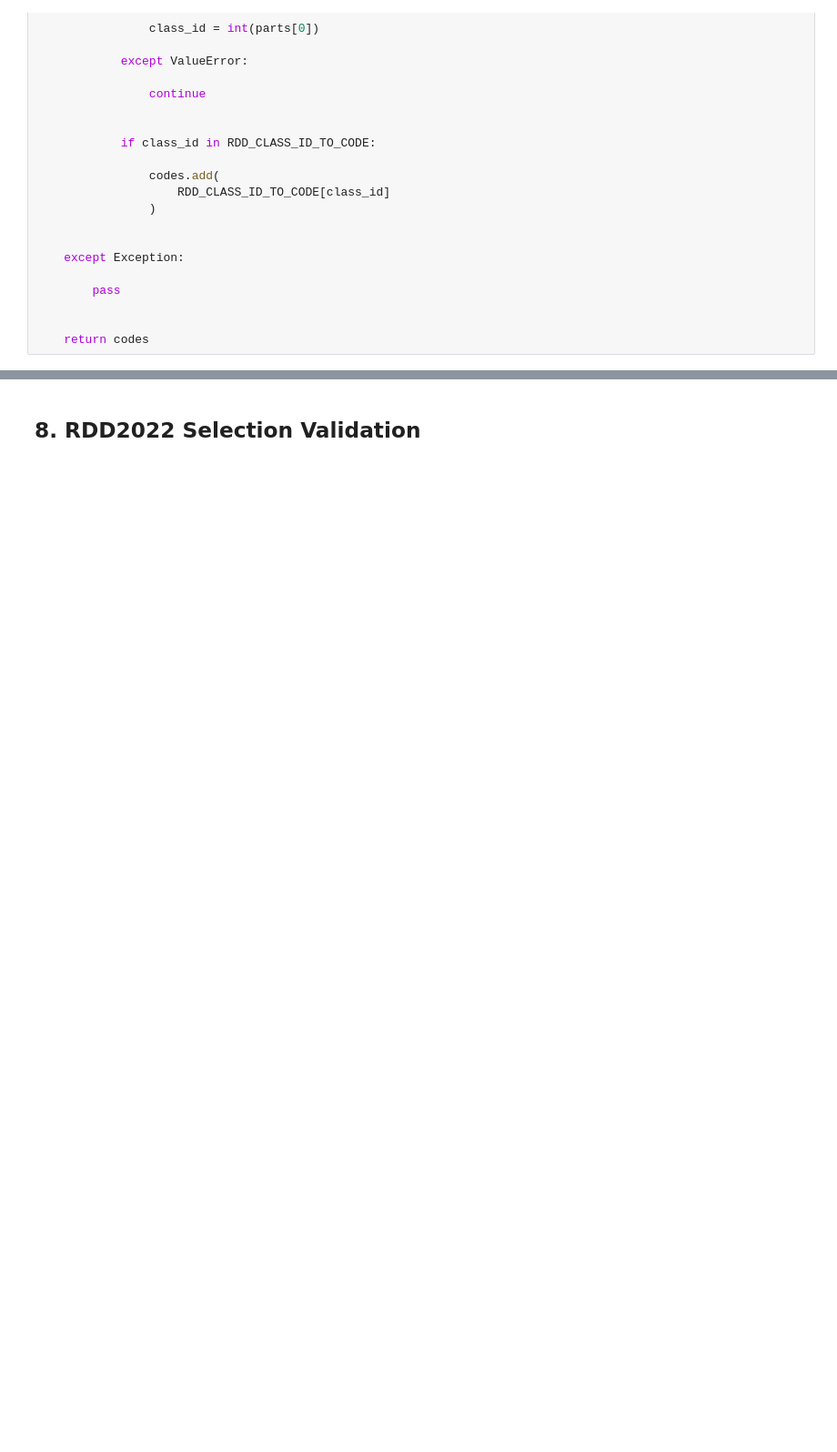
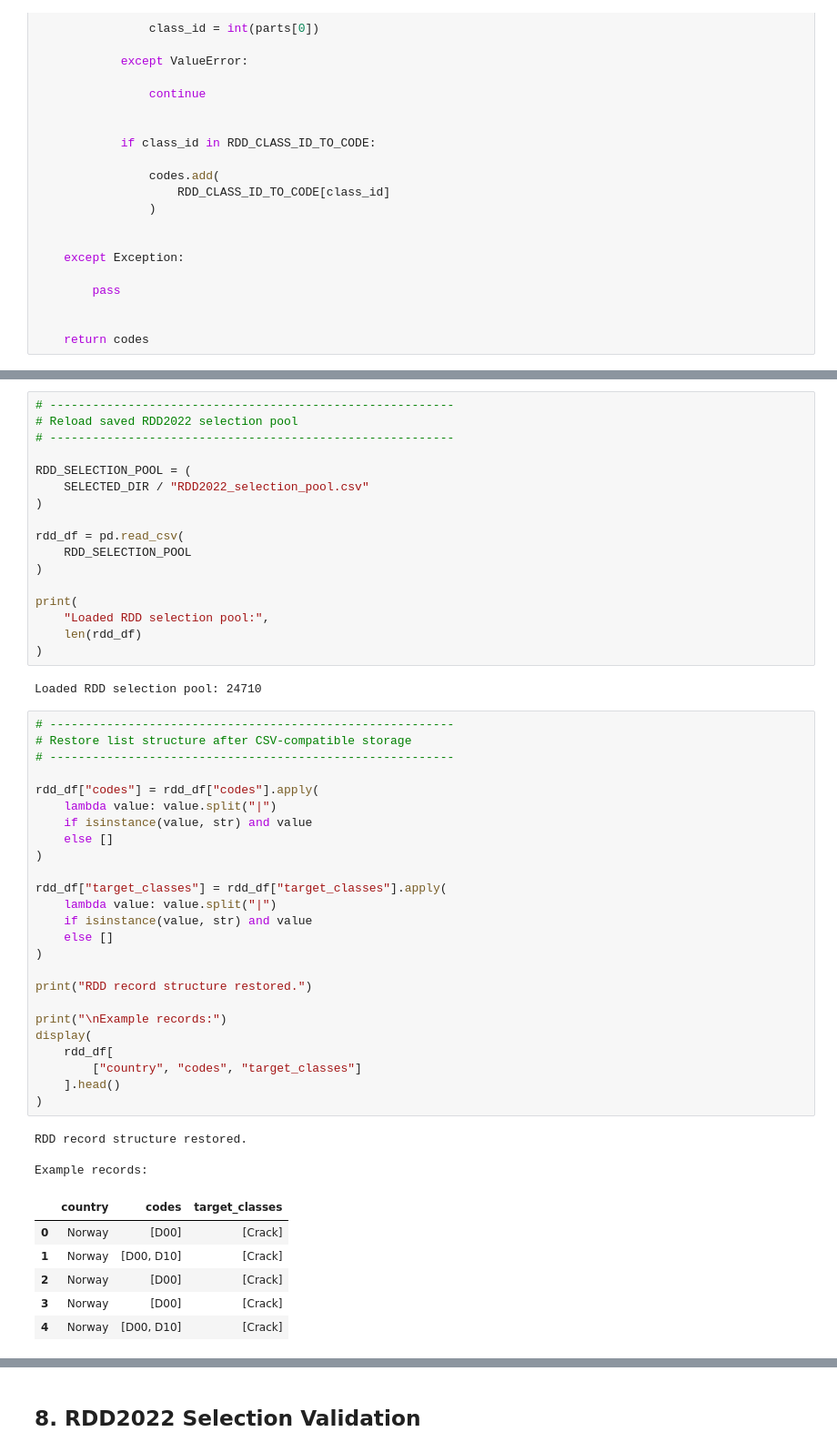
Before and after one commit to EugeneOny1/-civil-infrastructure-monitoring---CS-PROJECT-II, a Jupyter notebook: 02_data_inspection.ipynb, the cells around one changed output, grey strips where cells are left out. Shown at 91% size. Drawn from its saved outputs; the diff is of its cells as text; blank space fills up the shorter version.

```diff
--- a/02_data_inspection.ipynb
+++ b/02_data_inspection.ipynb
@@ -993,3 +1037,57 @@ display(
+# %%
+# ---------------------------------------------------------
+# Reload saved RDD2022 selection pool
+# ---------------------------------------------------------
+
+RDD_SELECTION_POOL = (
+    SELECTED_DIR / "RDD2022_selection_pool.csv"
+)
+
+rdd_df = pd.read_csv(
+    RDD_SELECTION_POOL
+)
+
+print(
+    "Loaded RDD selection pool:",
+    len(rdd_df)
+)
+# %% [output]
+Loaded RDD selection pool: 24710
+# %%
+# ---------------------------------------------------------
+# Restore list structure after CSV-compatible storage
+# ---------------------------------------------------------
+
+rdd_df["codes"] = rdd_df["codes"].apply(
+    lambda value: value.split("|")
+    if isinstance(value, str) and value
+    else []
+)
+
+rdd_df["target_classes"] = rdd_df["target_classes"].apply(
+    lambda value: value.split("|")
+    if isinstance(value, str) and value
+    else []
+)
+
+print("RDD record structure restored.")
+
+print("\nExample records:")
+display(
+    rdd_df[
+        ["country", "codes", "target_classes"]
+    ].head()
+)
+# %% [output]
+RDD record structure restored.
+
+Example records:
+|  | country | codes | target_classes |
+| 0 | Norway | [D00] | [Crack] |
+| 1 | Norway | [D00, D10] | [Crack] |
+| 2 | Norway | [D00] | [Crack] |
+| 3 | Norway | [D00] | [Crack] |
+| 4 | Norway | [D00, D10] | [Crack] |
 # %%
 # ---------------------------------------------------------
 # Determine selection class
```
Also changed, not shown: parts of 15 cells of this notebook.
